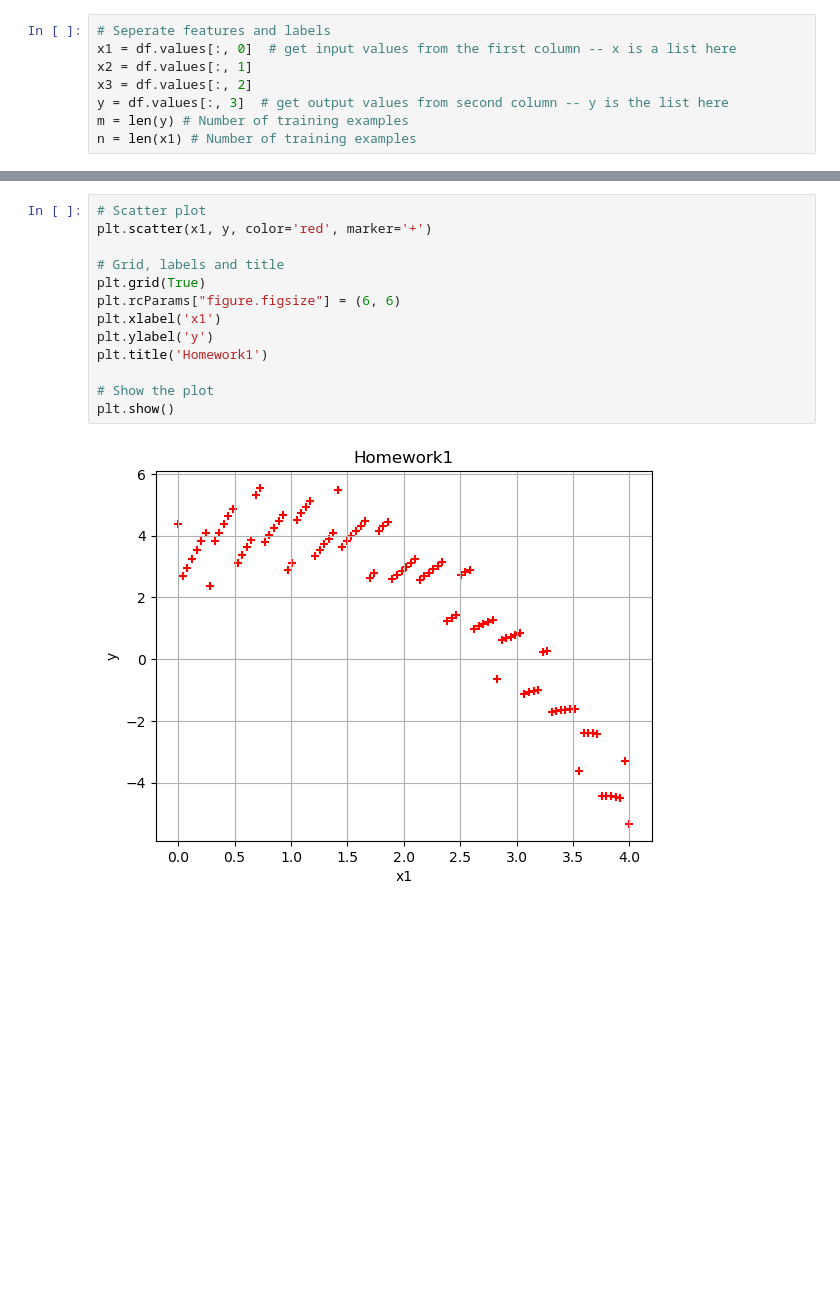
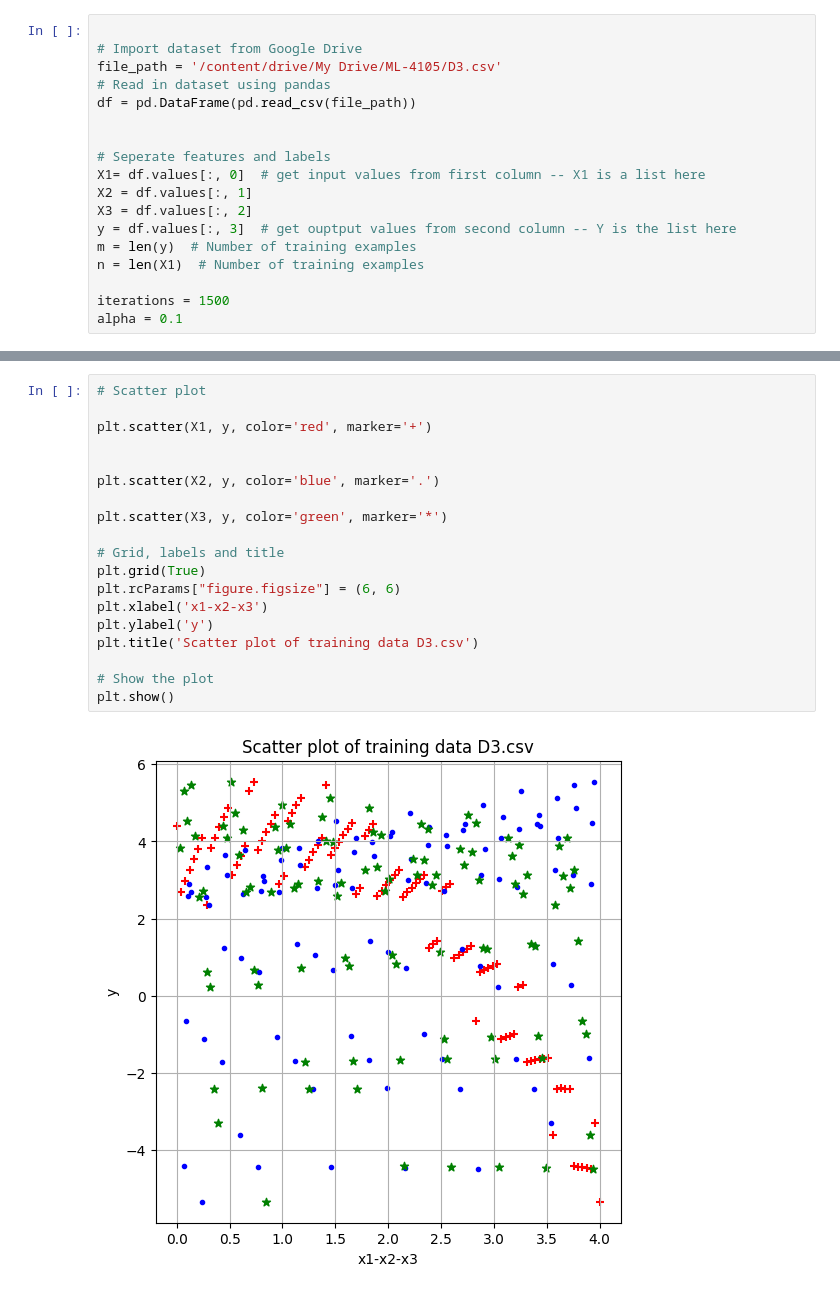
Before and after one commit to Salitre97/ECGR-4105-Intro-to-ML, a Jupyter notebook: Homework1/Homework1.ipynb, the cells around one changed output, grey strips where cells are left out. Drawn from its saved outputs; the diff is of its cells as text; blank space fills up the shorter version.

```diff
--- a/Homework1/Homework1.ipynb
+++ b/Homework1/Homework1.ipynb
@@ -17,8 +14,18 @@ df.head()
 # %%
+
+# Import dataset from Google Drive
+file_path = '/content/drive/My Drive/ML-4105/D3.csv'
+# Read in dataset using pandas
+df = pd.DataFrame(pd.read_csv(file_path))
+
+
 # Seperate features and labels
-x1 = df.values[:, 0]  # get input values from the first column -- x is a list here
-x2 = df.values[:, 1]
-x3 = df.values[:, 2]
-y = df.values[:, 3]  # get output values from second column -- y is the list here
-m = len(y) # Number of training examples
-n = len(x1) # Number of training examples
+X1= df.values[:, 0]  # get input values from first column -- X1 is a list here
+X2 = df.values[:, 1]
+X3 = df.values[:, 2]
+y = df.values[:, 3]  # get ouptput values from second column -- Y is the list here
+m = len(y)  # Number of training examples
+n = len(X1)  # Number of training examples
+
+iterations = 1500
+alpha = 0.1
@@ -78,15 +43,21 @@ display(df)
 # %%
 # Scatter plot
-plt.scatter(x1, y, color='red', marker='+')
+
+plt.scatter(X1, y, color='red', marker='+')
+
+
+plt.scatter(X2, y, color='blue', marker='.')
+
+plt.scatter(X3, y, color='green', marker='*')
 
 # Grid, labels and title
 plt.grid(True)
 plt.rcParams["figure.figsize"] = (6, 6)
-plt.xlabel('x1')
+plt.xlabel('x1-x2-x3')
 plt.ylabel('y')
-plt.title('Homework1')
+plt.title('Scatter plot of training data D3.csv')
 
 # Show the plot
 plt.show()
 # %% [output]
-[figure, old version]
+[figure, new version]
```
Also changed, not shown: parts of 25 cells of this notebook.
